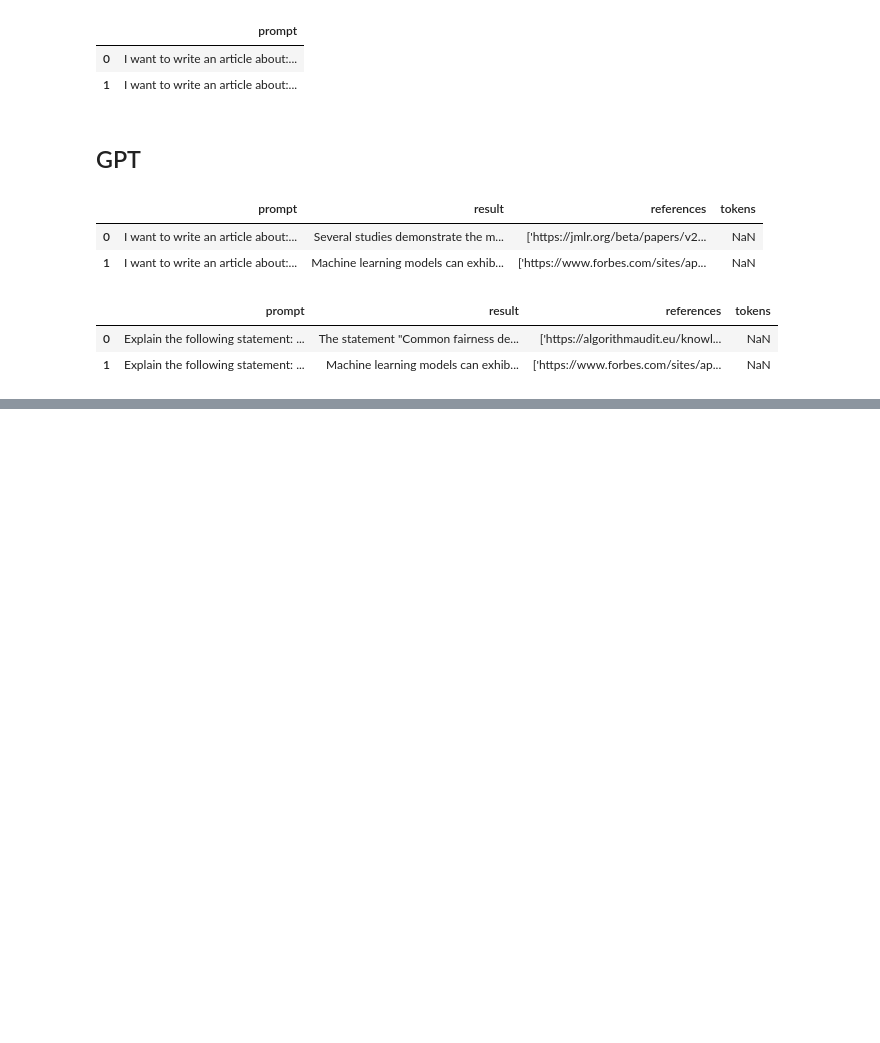
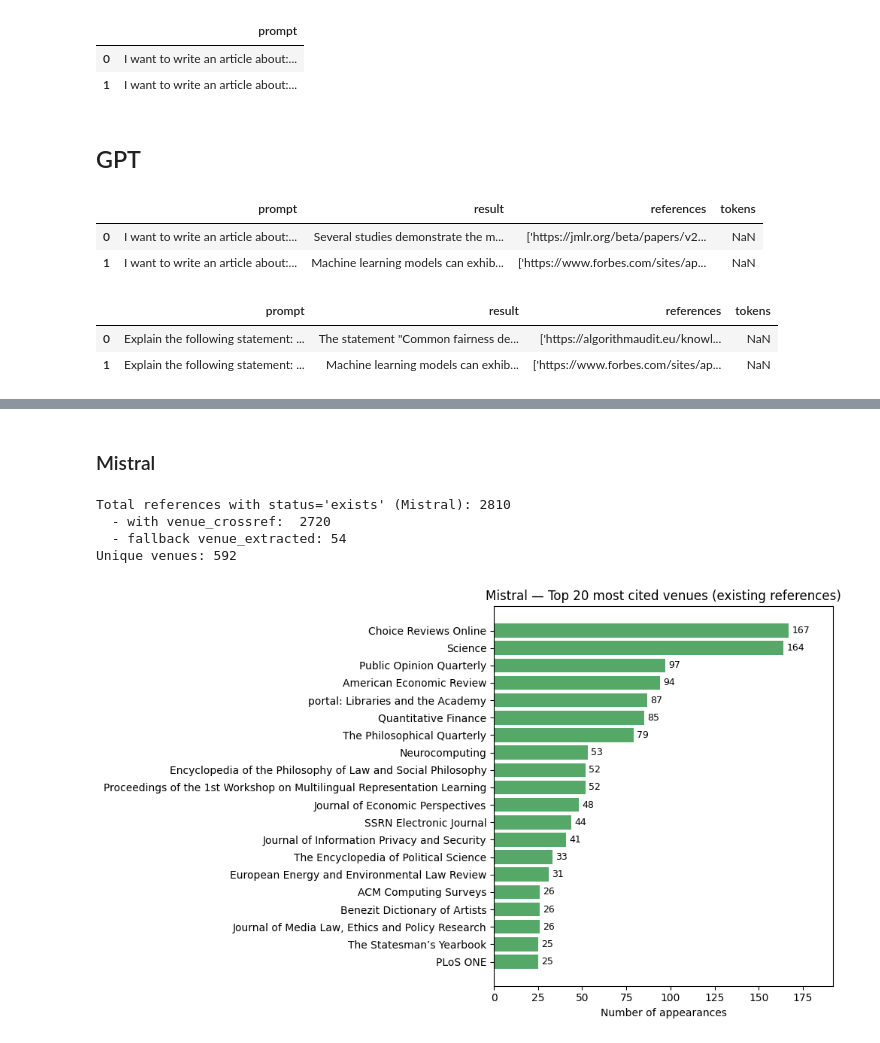
Before and after one commit to mvrobles/GenAI-Science, a Jupyter notebook: scripts/revision_manual_cb.ipynb, the cells around one changed output, grey strips where cells are left out. Drawn from its saved outputs; the diff is of its cells as text; code cells hidden in the pictures; blank space fills up the shorter version.

```diff
--- a/scripts/revision_manual_cb.ipynb
+++ b/scripts/revision_manual_cb.ipynb
@@ -57,0 +83,3 @@ print(df_mistral[df_mistral['prompt'] == prompt]['references'].iloc[0])
+# %%
+df_mistral = pd.read_csv('../data/analisis/processed/mistral_reference_checks.csv')
+df_mistral.head(2)
@@ -57,0 +174,49 @@ print(df_mistral[df_mistral['prompt'] == prompt]['references'].iloc[0])
+# %% [markdown]
+### Mistral
+# %%
+def extraer_venues_mistral(df, top_n=20, color='#55A868'):
+    """
+    Para Mistral, filtra status=='exists' y extrae el venue:
+    usa venue_crossref si está disponible, si no venue_extracted como fallback.
+    """
+    df_exists = df[df['status'] == 'exists'].copy()
+
+    def get_venue(row):
+        venue = row.get('venue_crossref', '')
+        if isinstance(venue, str) and venue.strip():
+            return venue.strip()
+        fallback = row.get('venue_extracted', '')
+        if isinstance(fallback, str) and fallback.strip():
+            return fallback.strip()
+        return None
+
+    venues = df_exists.apply(get_venue, axis=1).dropna()
+    counter = Counter(venues)
+
+    print(f"Total references with status='exists' (Mistral): {len(df_exists)}")
+    print(f"  - with venue_crossref:  {df_exists['venue_crossref'].notna().sum() - (df_exists['venue_crossref'] == '').sum()}")
+    print(f"  - fallback venue_extracted: {venues.shape[0] - df_exists['venue_crossref'].notna().sum()}")
+    print(f"Unique venues: {len(counter)}\n")
+
+    top = counter.most_common(top_n)
+    venues_list = [v for v, _ in top]
+    conteos = [c for _, c in top]
+
+    fig, ax = plt.subplots(figsize=(10, 6))
+    bars = ax.barh(venues_list[::-1], conteos[::-1], color=color)
+    ax.bar_label(bars, padding=3, fontsize=9)
+    ax.set_xlabel('Number of appearances')
+    ax.set_title('Mistral — Top 20 most cited venues (existing references)')
+    ax.set_xlim(0, max(conteos) * 1.15)
+    plt.tight_layout()
+    plt.show()
+
+    return top
+
+top_mistral = extraer_venues_mistral(df_mistral)
+# %% [output]
+Total references with status='exists' (Mistral): 2810
+  - with venue_crossref:  2720
+  - fallback venue_extracted: 54
+Unique venues: 592
+[figure, added]
```
Also changed, not shown: parts of 19 cells of this notebook, 4 other files.
